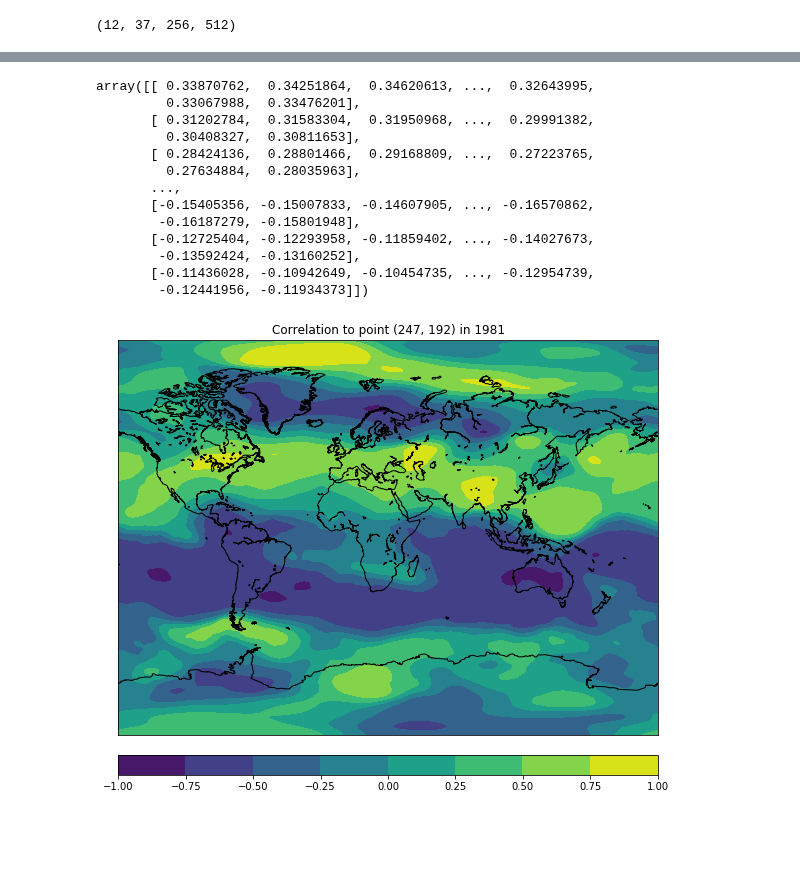
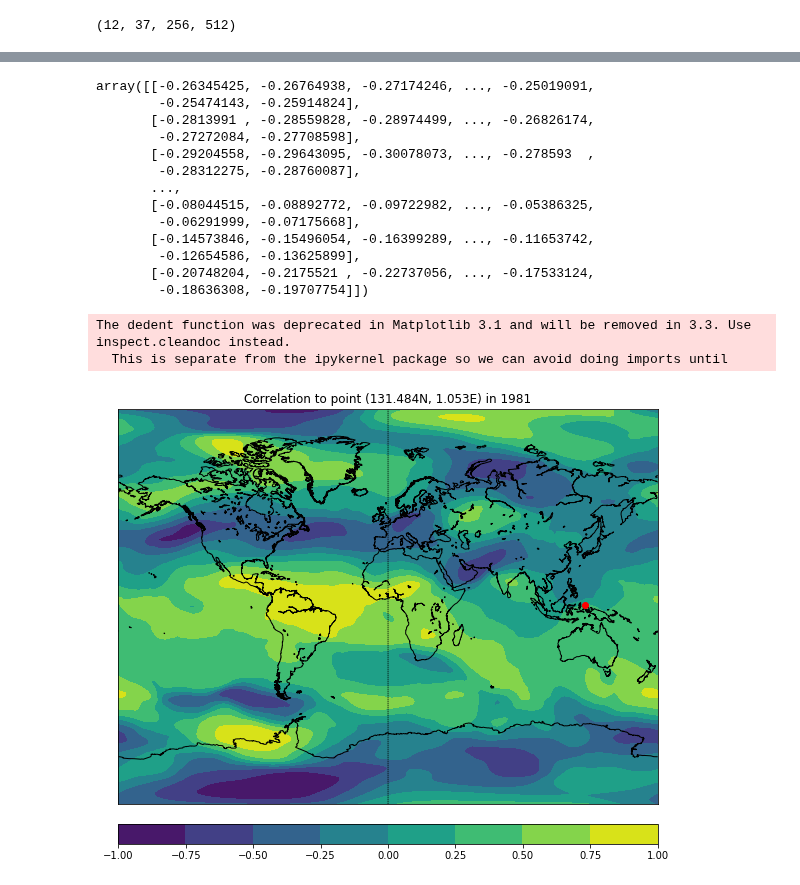
Before and after one commit to Climate-Data-Science/Climate-Similarity-Metrics, a Jupyter notebook: 2_point-wise_similarities.ipynb, the cells around one changed output, grey strips where cells are left out. Saved outputs shown, nothing was run; the diff lists cells and outputs as text; code cells hidden in the pictures; blank space fills up the shorter version.

Commit message:
Fix Index-Error and Plot reference point #3
Lons and Lats were mixed up

```diff
--- a/2_point-wise_similarities.ipynb
+++ b/2_point-wise_similarities.ipynb
@@ -26,6 +26,6 @@ print(calc.calculate_pointwise_similarity.__doc__)
 nc = netcdf.netcdf_file("data/era-int_pl_1981-mm-u.nc")
 # %%
 #Choose a random point on the map
-(lon, lat) = (np.random.randint(256), np.random.randint(512))
-(lon, lat)
+(lon_index, lat_index) = (np.random.randint(512), np.random.randint(256))
+(lon_index, lat_index)
 # %% [output]
@@ -32,0 +33,6 @@ nc = netcdf.netcdf_file("data/era-int_pl_1981-mm-u.nc")
+# %%
+#Convert to coordinates
+lon = nc.variables["longitude"][lon_index]
+lat = nc.variables["latitude"][lat_index]
+
+(lon, lat)
@@ -61,35 +73,44 @@ array([[ 0.33870762,  0.34251864,  0.34620613, ...,  0.32643995,
 # %%
 #2nd possibility: Convert point values into series and calculate series similarity
-reference_series = np.array([map_array[time, level, lon, lat] for time in range(map_array.shape[0])])
+reference_series = np.array([map_array[time, level, lat_index, lon_index] for time in range(map_array.shape[0])])
 sim = calc.calculate_series_similarity(map_array, reference_series, level, sim_func=similarity_measures.correlation_similarity)
 
 sim
 # %% [output]
-array([[ 0.33870762,  0.34251864,  0.34620613, ...,  0.32643995,
-         0.33067988,  0.33476201],
-       [ 0.31202784,  0.31583304,  0.31950968, ...,  0.29991382,
-         0.30408327,  0.30811653],
-       [ 0.28424136,  0.28801466,  0.29168809, ...,  0.27223765,
-         0.27634884,  0.28035963],
+array([[-0.26345425, -0.26764938, -0.27174246, ..., -0.25019091,
+        -0.25474143, -0.25914824],
+       [-0.2813991 , -0.28559828, -0.28974499, ..., -0.26826174,
+        -0.27272084, -0.27708598],
+       [-0.29204558, -0.29643095, -0.30078073, ..., -0.278593  ,
+        -0.28312275, -0.28760087],
        ...,
-       [-0.15405356, -0.15007833, -0.14607905, ..., -0.16570862,
-        -0.16187279, -0.15801948],
-       [-0.12725404, -0.12293958, -0.11859402, ..., -0.14027673,
-        -0.13592424, -0.13160252],
-       [-0.11436028, -0.10942649, -0.10454735, ..., -0.12954739,
-        -0.12441956, -0.11934373]])
+       [-0.08044515, -0.08892772, -0.09722982, ..., -0.05386325,
+        -0.06291999, -0.07175668],
+       [-0.14573846, -0.15496054, -0.16399289, ..., -0.11653742,
+        -0.12654586, -0.13625899],
+       [-0.20748204, -0.2175521 , -0.22737056, ..., -0.17533124,
+        -0.18636308, -0.19707754]])
 # %%
 #Plot similarity on map
 fig=plt.figure(figsize = (12,8))
-m = Basemap(projection='mill',lon_0=30,resolution='l')
+m = Basemap(projection='mill',lon_0=0,resolution='l')
 m.drawcoastlines()
+m.drawmeridians([0])
 
 lons, lats = m.makegrid(512, 256)
 x, y = m(lons, lats)
 
-cs = m.contourf(x, y, sim[:, :]) # variate 2nd dimension for different altitudes, -1 is ground level
+cs = m.contourf(x, y, sim[:, :])
 cbar = m.colorbar(cs,location='bottom',pad="5%")
-plt.title("Correlation to point ({}, {}) in 1981".format(lon, lat))
+
+#Draw reference point
+x, y = m(lon, lat)
+m.scatter(x, y, marker="o", color="r", zorder=5)
+
+
+plt.title("Correlation to point ({:,.3f}N, {:,.3f}E) in 1981".format(lon, lat))
 plt.show()
 # %% [output]
+The dedent function was deprecated in Matplotlib 3.1 and will be removed in 3.3. Use inspect.cleandoc instead.
+  This is separate from the ipykernel package so we can avoid doing imports until
-[figure, old version]
+[figure, new version]
```
Also changed, not shown: parts of 5 cells of this notebook, 7 other files.
